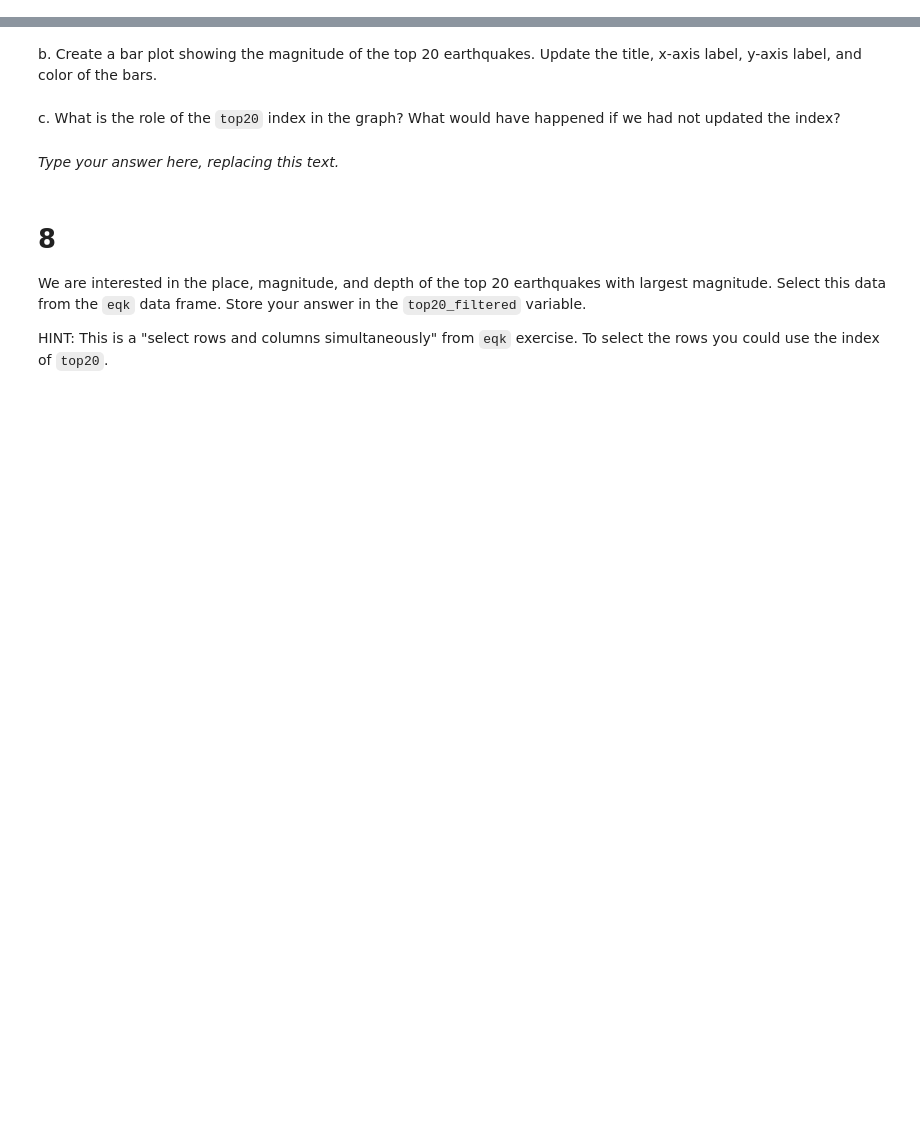
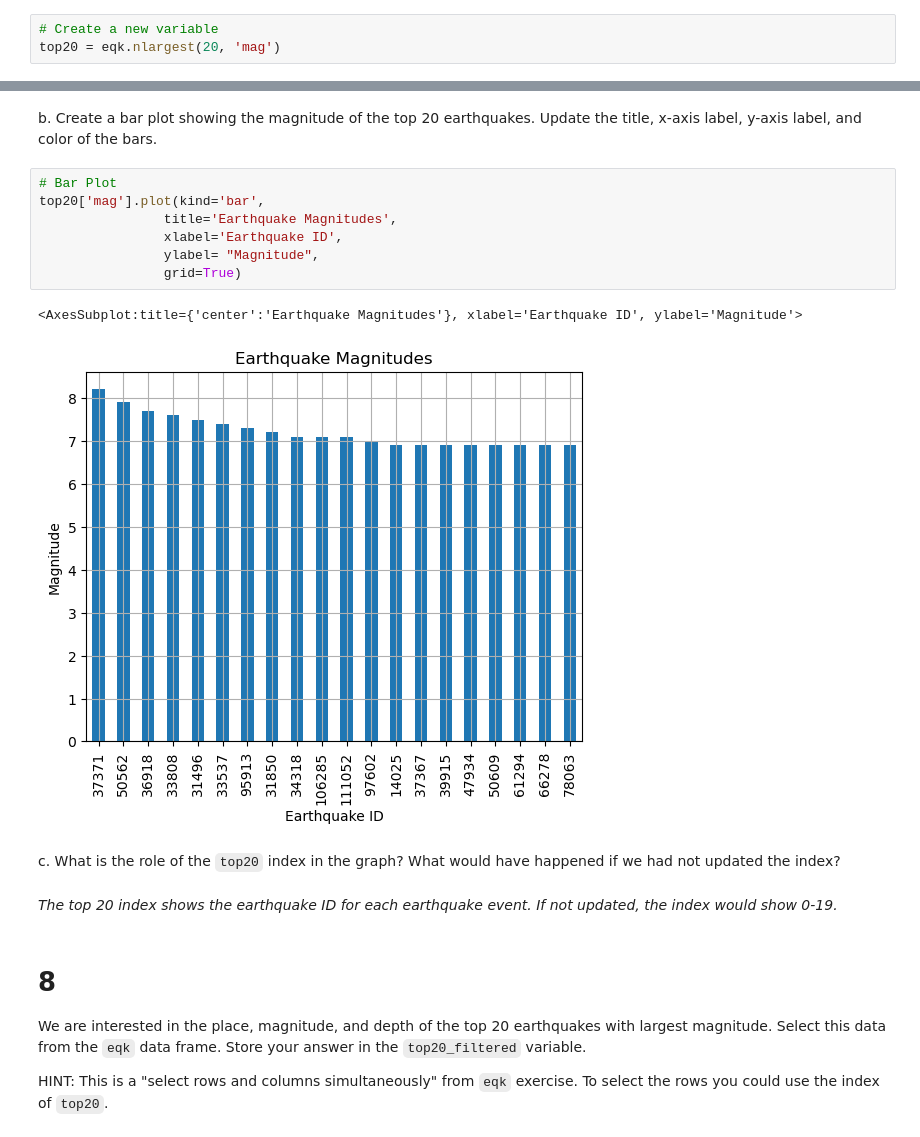
Before and after one commit to evajnewby/eds220-hwk1, a Jupyter notebook: hwk1-task3-earthquakes-Newby.ipynb, the cells around one changed output, grey strips where cells are left out. Saved outputs shown, nothing was run; the diff lists cells and outputs as text; blank space fills up the shorter version.

```diff
--- a/hwk1-task3-earthquakes-Newby.ipynb
+++ b/hwk1-task3-earthquakes-Newby.ipynb
@@ -188,3 +186,6 @@ top20 = ...
+# %%
+# Create a new variable
+top20 = eqk.nlargest(20, 'mag')
 # %%
 # View the dataframe
 top20
@@ -192,14 +211,24 @@ top20
 <!-- BEGIN QUESTION -->
 
 b. Create a bar plot showing the magnitude of the top 20 earthquakes. Update the title, x-axis label, y-axis label, and color of the bars.
+# %%
+# Bar Plot
+top20['mag'].plot(kind='bar',
+                title='Earthquake Magnitudes',
+                xlabel='Earthquake ID',
+                ylabel= "Magnitude",
+                grid=True)
+# %% [output]
+<AxesSubplot:title={'center':'Earthquake Magnitudes'}, xlabel='Earthquake ID', ylabel='Magnitude'>
+[figure, added]
 # %% [markdown]
 <!-- END QUESTION -->
 
 <!-- BEGIN QUESTION -->
 
 c. What is the role of the `top20` index in the graph? What would have happened if we had not updated the index?
-# %% [markdown]
-_Type your answer here, replacing this text._
+# %% [markdown]
+_The top 20 index shows the earthquake ID for each earthquake event. If not updated, the index would show 0-19._
 # %% [markdown]
 <!-- END QUESTION -->
 
```
Also changed, not shown: parts of 6 cells of this notebook.
